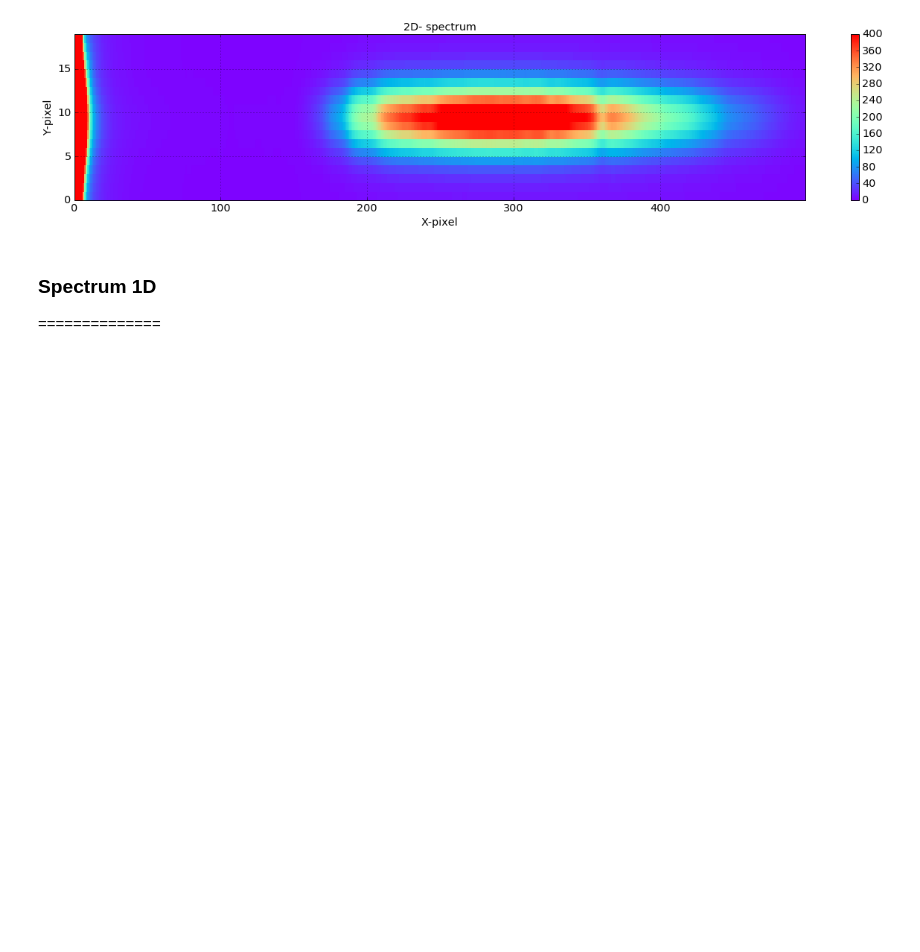
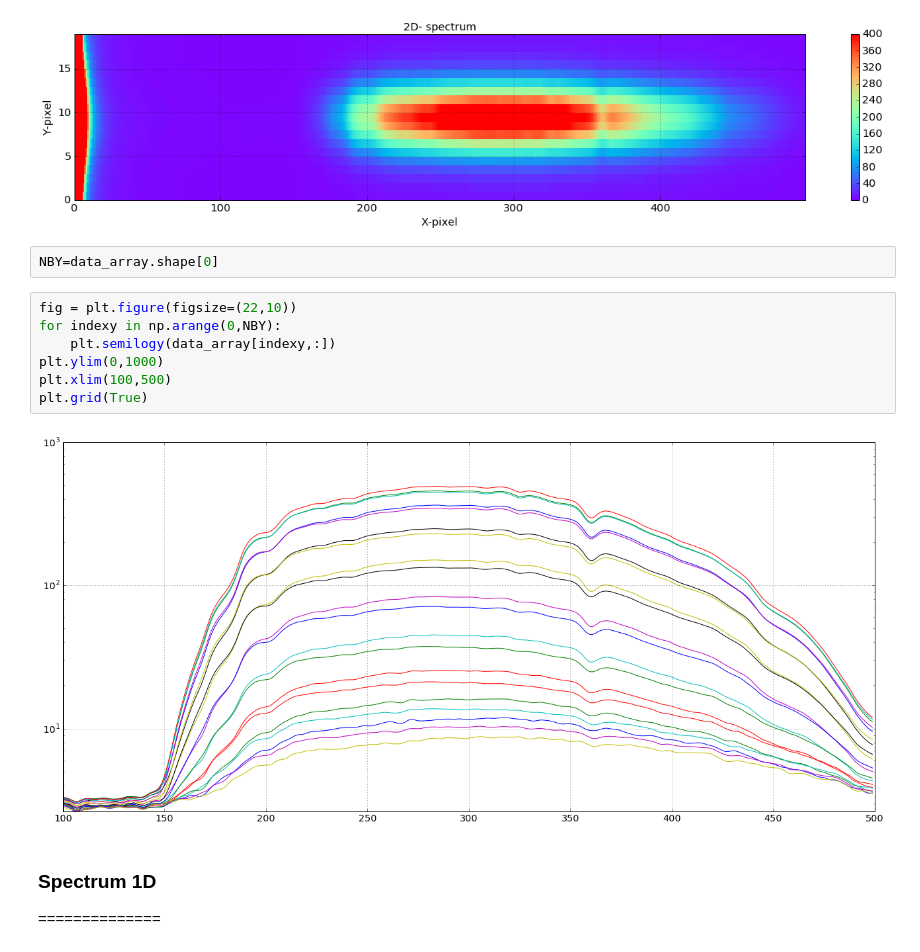
Before and after one commit to sylvielsstfr/CTIOAna2016, a Jupyter notebook: notebooks/Slide_FirstSpectrum.ipynb, the cells around one changed output. Drawn from its saved outputs; the diff is of its cells as text; blank space fills up the shorter version.

```diff
--- a/notebooks/Slide_FirstSpectrum.ipynb
+++ b/notebooks/Slide_FirstSpectrum.ipynb
@@ -405,6 +405,17 @@ plt.axis([X.min(), X.max(), Y.min(), Y.max()]); plt.grid(True)
 plt.xlabel('X-pixel'); plt.ylabel('Y-pixel'); title='2D- spectrum' ; plt.title(title) ; plt.show()
 # %% [output]
 [figure]
+# %%
+NBY=data_array.shape[0]
+# %%
+fig = plt.figure(figsize=(22,10))
+for indexy in np.arange(0,NBY):
+    plt.semilogy(data_array[indexy,:])
+plt.ylim(0,1000)
+plt.xlim(100,500)
+plt.grid(True)
+# %% [output]
+[figure, added]
 # %% [markdown]
 ### Spectrum 1D
 ==============
```
Also changed, not shown: 11 other files.
